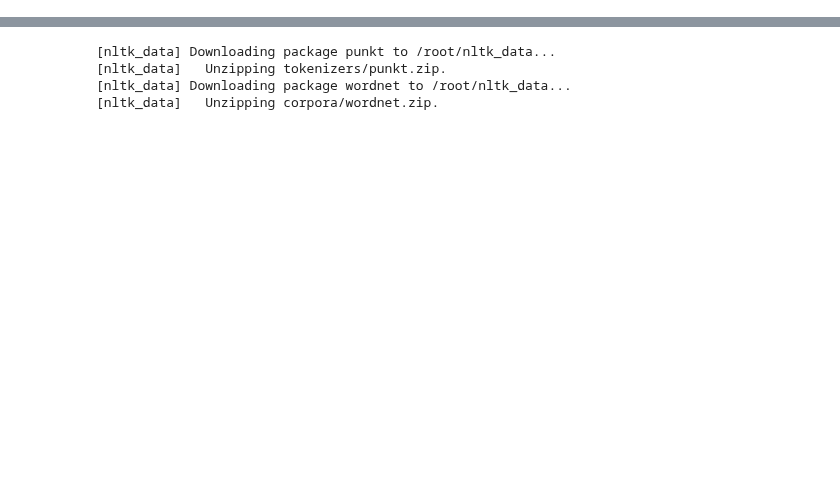
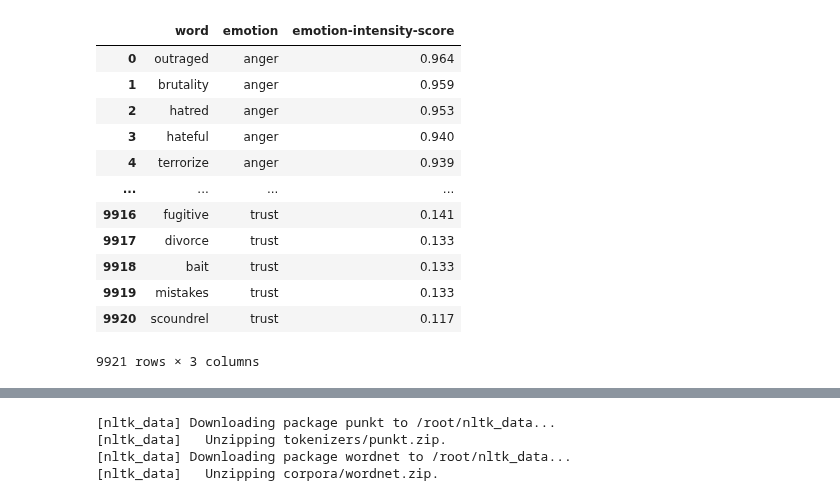
Before and after one commit to Gail529/Recommendation-system, a Jupyter notebook: nrc_song.ipynb, the cells around one changed output, grey strips where cells are left out. Cells and saved outputs as stored; diff of their text form; code cells hidden in the pictures; blank space fills up the shorter version.

```diff
--- a/nrc_song.ipynb
+++ b/nrc_song.ipynb
@@ -9 +9,18 @@ emo=pd.read_csv('/content/NRC-Emotion-Intensity-Lexicon-v1.txt',sep='\t')
+# %%
+emo_df=emo.filter(items=['word','emotion','emotion-intensity-score'])
+emo_df
+# %% [output]
+|  | word | emotion | emotion-intensity-score |
+| 0 | outraged | anger | 0.964 |
+| 1 | brutality | anger | 0.959 |
+| 2 | hatred | anger | 0.953 |
+| 3 | hateful | anger | 0.940 |
+| 4 | terrorize | anger | 0.939 |
+| ... | ... | ... | ... |
+| 9916 | fugitive | trust | 0.141 |
+| 9917 | divorce | trust | 0.133 |
+| 9918 | bait | trust | 0.133 |
+| 9919 | mistakes | trust | 0.133 |
+| 9920 | scoundrel | trust | 0.117 |
+9921 rows × 3 columns
 # %%
```
Also changed, not shown: parts of 8 cells of this notebook.
